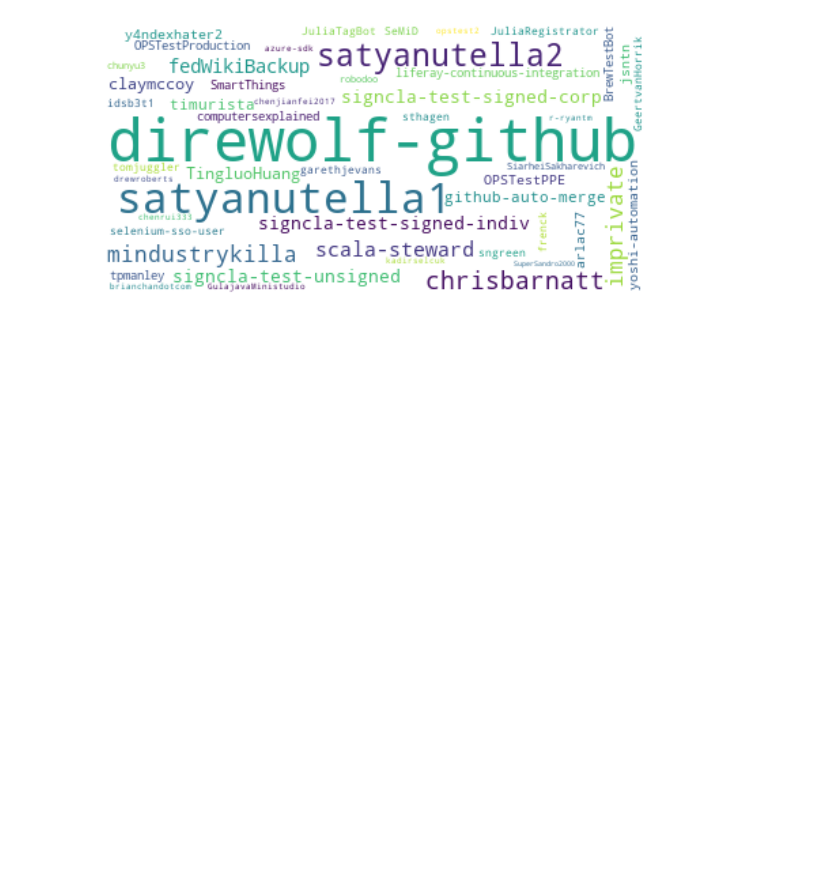
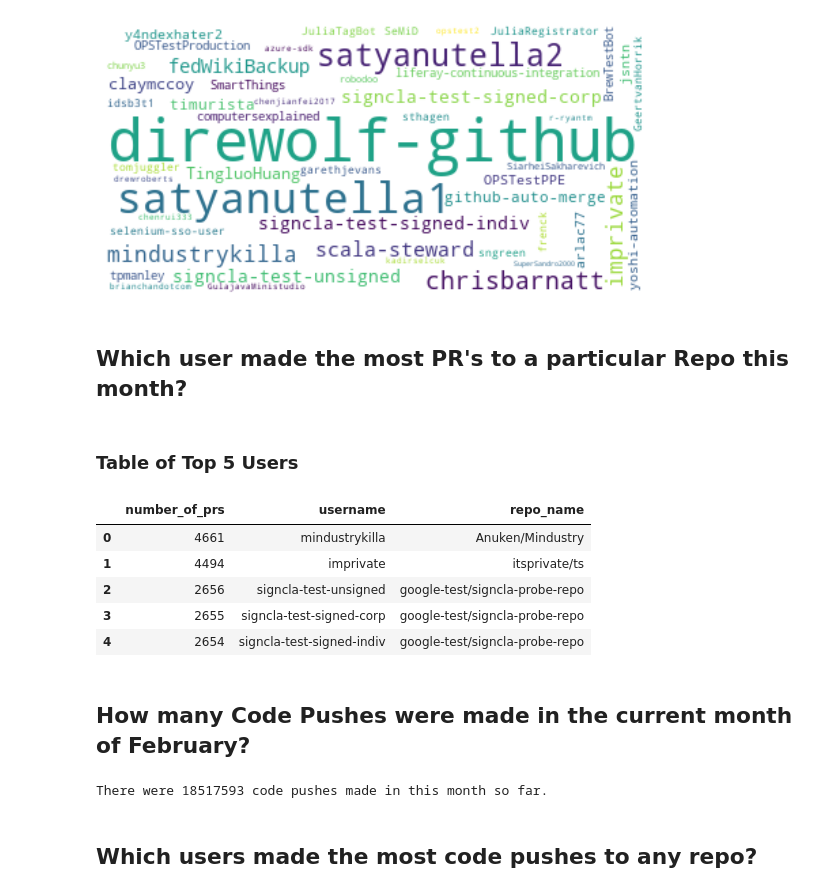
Before and after one commit to fidapco/notebooks, a Jupyter notebook: github_analysis.ipynb, the cells around one changed output. Saved outputs shown, nothing was run; the diff lists cells and outputs as text; code cells hidden in the pictures; blank space fills up the shorter version.

```diff
--- a/github_analysis.ipynb
+++ b/github_analysis.ipynb
@@ -45,3 +45,27 @@ plt.axis("off")
 plt.show()
 # %% [output]
 [figure]
+# %% [markdown]
+## Which user made the most PR's to a particular Repo this month?
+# %%
+users_prs = fidap.sql("""select count(*) as number_of_prs, "username", "repo_name" from "FIDAP_DATA_SOURCES"."FIDAP_SCHEMA"."github" where "type" = 'PullRequestEvent' and "username" not like '%bot%' group by "repo_name", "username" order by number_of_prs desc;""")
+# %% [markdown]
+### Table of Top 5 Users
+# %%
+users_prs.head(5)
+# %% [output]
+|  | number_of_prs | username | repo_name |
+| 0 | 4661 | mindustrykilla | Anuken/Mindustry |
+| 1 | 4494 | imprivate | itsprivate/ts |
+| 2 | 2656 | signcla-test-unsigned | google-test/signcla-probe-repo |
+| 3 | 2655 | signcla-test-signed-corp | google-test/signcla-probe-repo |
+| 4 | 2654 | signcla-test-signed-indiv | google-test/signcla-probe-repo |
+# %% [markdown]
+## How many Code Pushes were made in the current month of February?
+# %%
+count_push = fidap.sql("""select count(*) as number_of_prs from "FIDAP_DATA_SOURCES"."FIDAP_SCHEMA"."github" where "type" = 'PushEvent'""")
+print(f'There were {count_push.values[0][0]} code pushes made in this month so far.')
+# %% [output]
+There were 18517593 code pushes made in this month so far.
+# %% [markdown]
+## Which users made the most code pushes to any repo?
```
Also changed, not shown: parts of 6 cells of this notebook.
